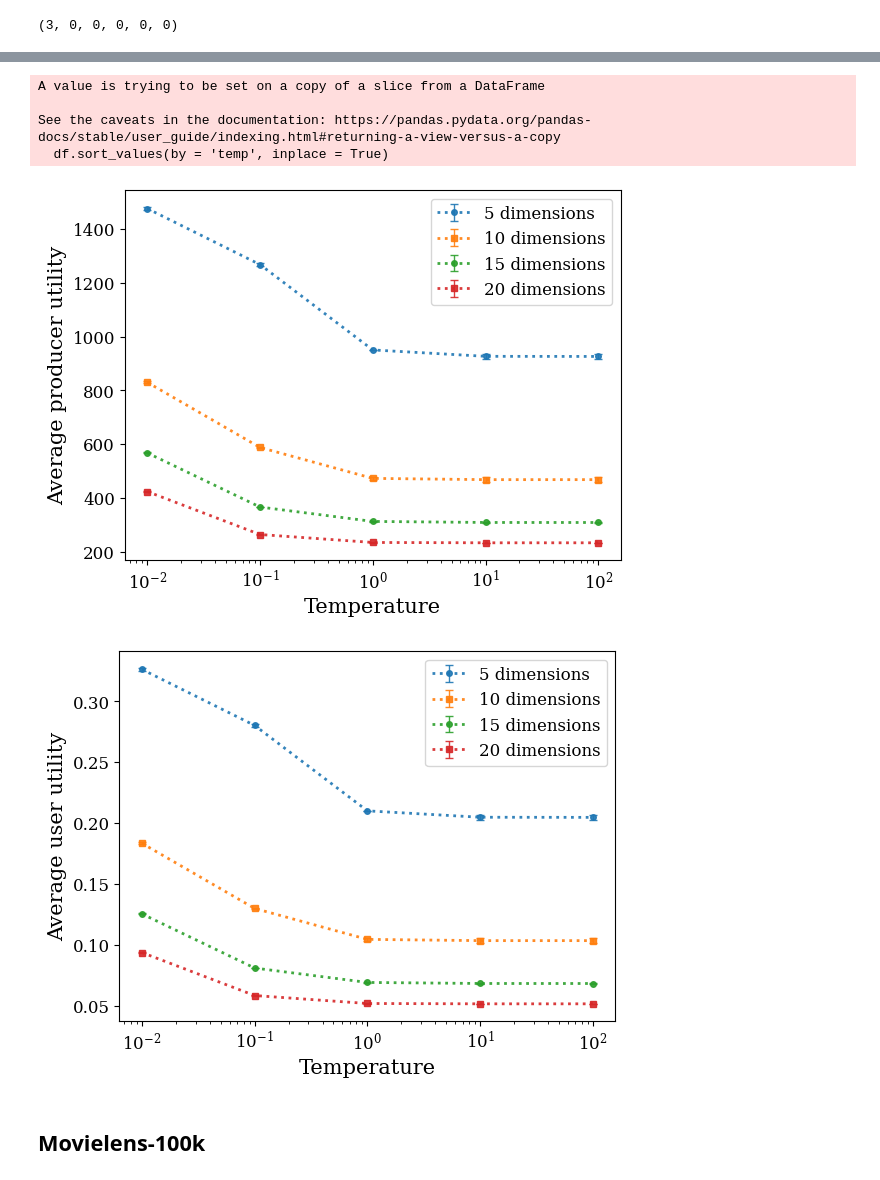
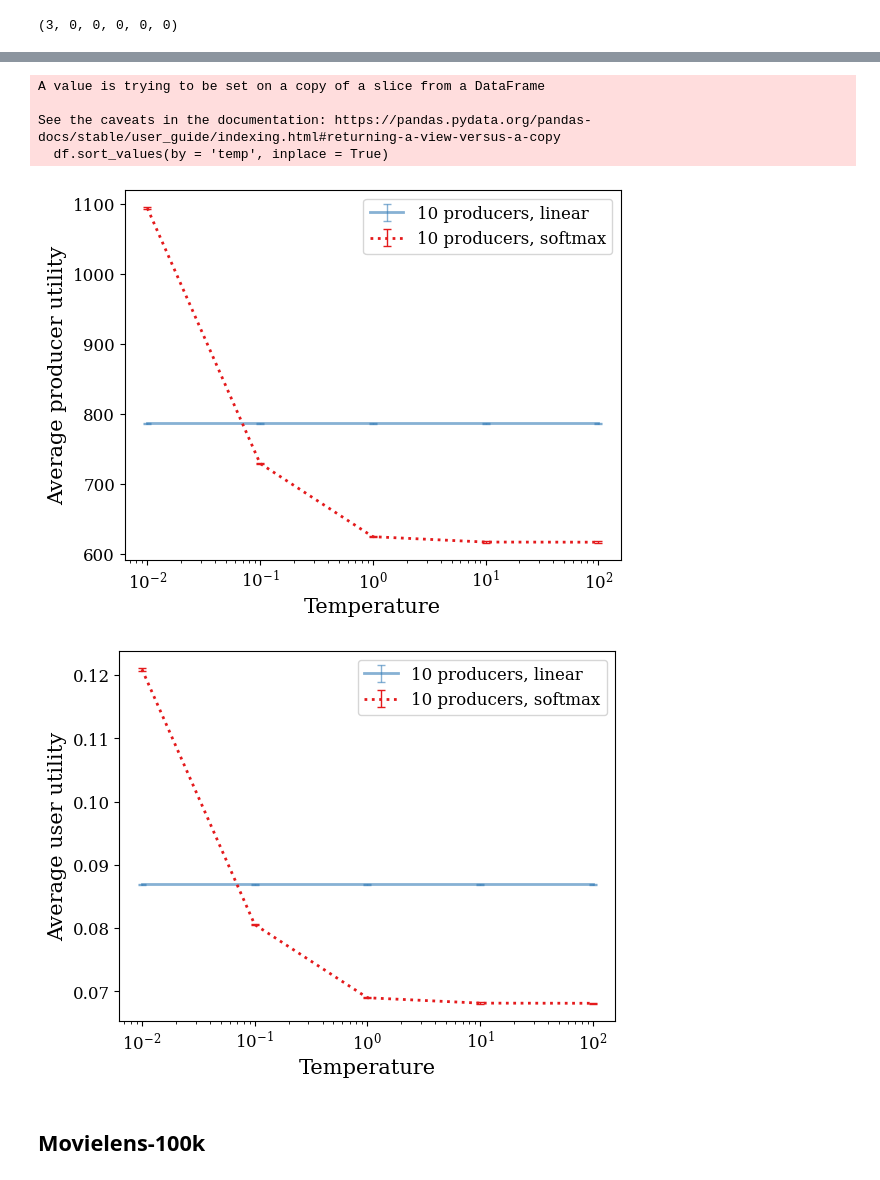
Before and after one commit to krishnacharya/recsys_eq, a Jupyter notebook: notebooks/utilities-tempvar-nprodcurvesndimcurves-nrips.ipynb, the cells around one changed output, grey strips where cells are left out. Drawn from its saved outputs; the diff is of its cells as text; code cells hidden in the pictures.

```diff
--- a/notebooks/utilities-tempvar-nprodcurvesndimcurves-nrips.ipynb
+++ b/notebooks/utilities-tempvar-nprodcurvesndimcurves-nrips.ipynb
@@ -118,12 +142,14 @@ See the caveats in the documentation: https://pandas.pydata.org/pandas-docs/stab
+# %%
+plot_utils_tempvar_prodcurves_linvssm(dict_df, df_linear, [nprod], '../plots/util-temps-nprodcurves/rentrunway_linvssm_')
+# %% [output]
+A value is trying to be set on a copy of a slice from a DataFrame
+
+See the caveats in the documentation: https://pandas.pydata.org/pandas-docs/stable/user_guide/indexing.html#returning-a-view-versus-a-copy
+  df.sort_values(by = 'temp', inplace = True)
+[figure, added]
+[figure, added]
 # %%
-plot_utils_tempvar_dimcurves__errbar(dict_df, '../plots/util-temps-ndimcurves/rentrunway_')
+# plot_utils_tempvar_dimcurves__errbar(dict_df, '../plots/util-temps-ndimcurves/rentrunway_')
-# %% [output]
-A value is trying to be set on a copy of a slice from a DataFrame
-
-See the caveats in the documentation: https://pandas.pydata.org/pandas-docs/stable/user_guide/indexing.html#returning-a-view-versus-a-copy
-  df.sort_values(by = 'temp', inplace = True)
-[figure, removed]
-[figure, removed]
 # %% [markdown]
 ## Movielens-100k
 # %%
```
Also changed, not shown: parts of 16 cells of this notebook, 23 other files.
